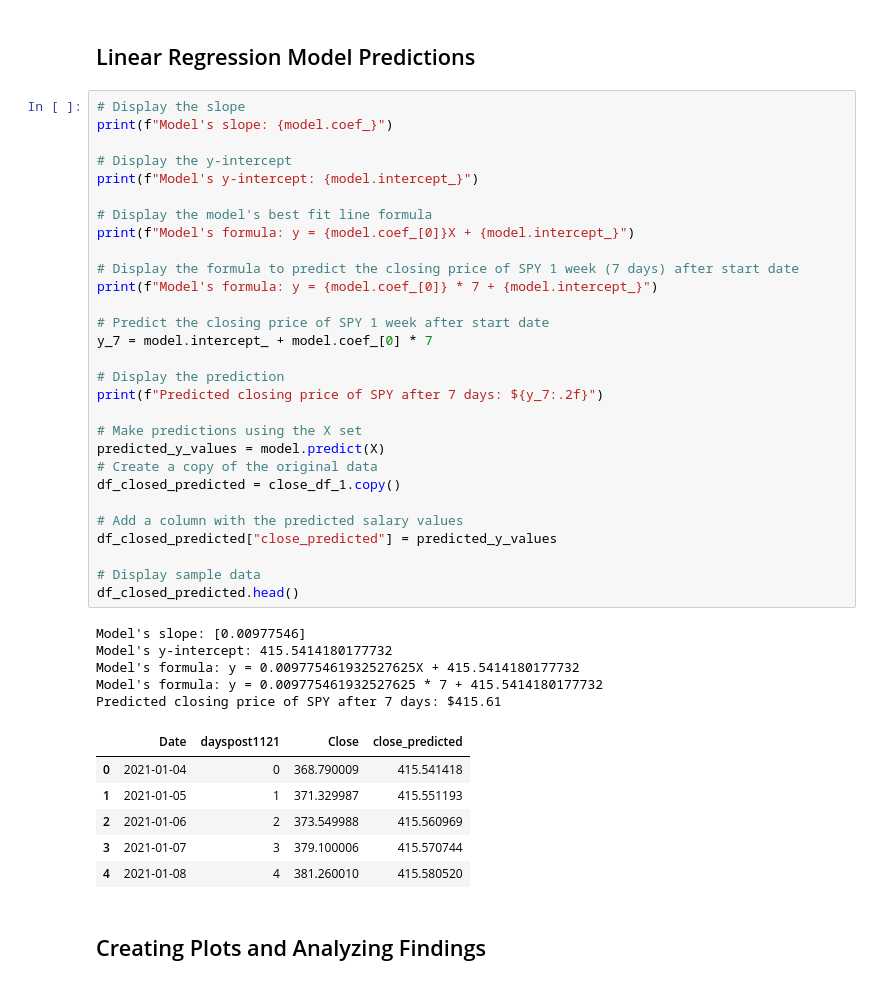
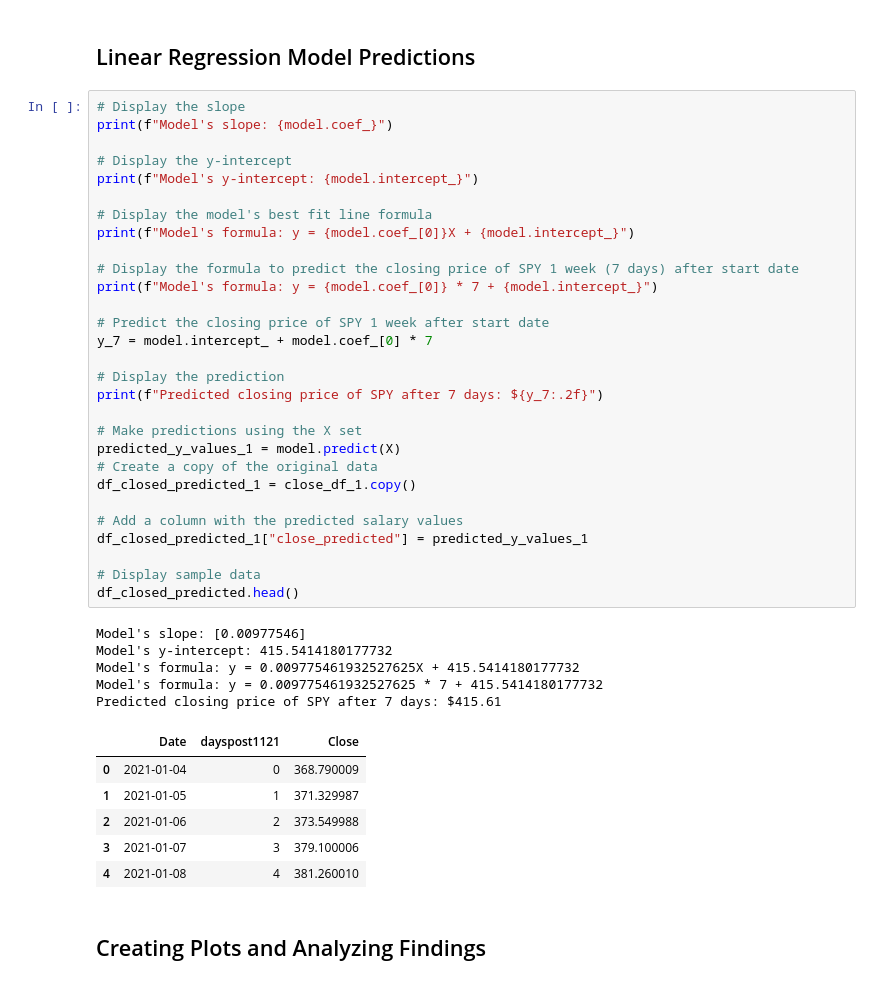
Before and after one commit to BigPekka2023/Project-4, a Jupyter notebook: Linear_Regression_JN.ipynb, the cells around one changed output. Cells and saved outputs as stored; diff of their text form.

```diff
--- a/Linear_Regression_JN.ipynb
+++ b/Linear_Regression_JN.ipynb
@@ -644,42 +675,42 @@ LinearRegression()
 print(f"Model's slope: {model.coef_}")
 
 # Display the y-intercept
 print(f"Model's y-intercept: {model.intercept_}")
 
 # Display the model's best fit line formula
 print(f"Model's formula: y = {model.coef_[0]}X + {model.intercept_}")
 
 # Display the formula to predict the closing price of SPY 1 week (7 days) after start date
 print(f"Model's formula: y = {model.coef_[0]} * 7 + {model.intercept_}")
 
 # Predict the closing price of SPY 1 week after start date
 y_7 = model.intercept_ + model.coef_[0] * 7
 
 # Display the prediction
 print(f"Predicted closing price of SPY after 7 days: ${y_7:.2f}")
 
 # Make predictions using the X set
-predicted_y_values = model.predict(X)
+predicted_y_values_1 = model.predict(X)
 # Create a copy of the original data
-df_closed_predicted = close_df_1.copy()
+df_closed_predicted_1 = close_df_1.copy()
 
 # Add a column with the predicted salary values
-df_closed_predicted["close_predicted"] = predicted_y_values
+df_closed_predicted_1["close_predicted"] = predicted_y_values_1
 
 # Display sample data
 df_closed_predicted.head()
 # %% [output]
 Model's slope: [0.00977546]
 Model's y-intercept: 415.5414180177732
 Model's formula: y = 0.009775461932527625X + 415.5414180177732
 Model's formula: y = 0.009775461932527625 * 7 + 415.5414180177732
 Predicted closing price of SPY after 7 days: $415.61
-|  | Date | dayspost1121 | Close | close_predicted |
-| 0 | 2021-01-04 | 0 | 368.790009 | 415.541418 |
-| 1 | 2021-01-05 | 1 | 371.329987 | 415.551193 |
-| 2 | 2021-01-06 | 2 | 373.549988 | 415.560969 |
-| 3 | 2021-01-07 | 3 | 379.100006 | 415.570744 |
-| 4 | 2021-01-08 | 4 | 381.260010 | 415.580520 |
+|  | Date | dayspost1121 | Close |
+| 0 | 2021-01-04 | 0 | 368.790009 |
+| 1 | 2021-01-05 | 1 | 371.329987 |
+| 2 | 2021-01-06 | 2 | 373.549988 |
+| 3 | 2021-01-07 | 3 | 379.100006 |
+| 4 | 2021-01-08 | 4 | 381.260010 |
 # %% [markdown]
 ## Creating Plots and Analyzing Findings
 # %%
```
Also changed, not shown: parts of 9 cells of this notebook, 4 other files.
